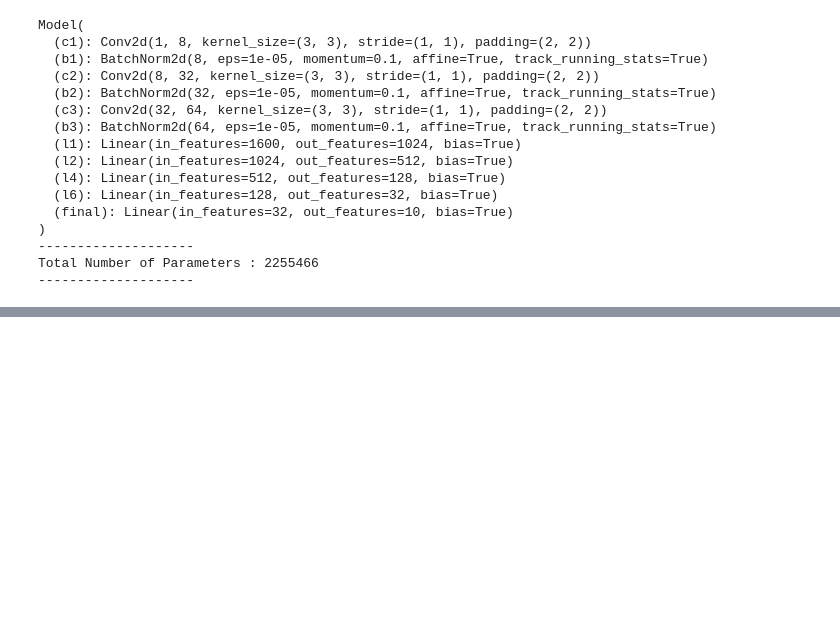
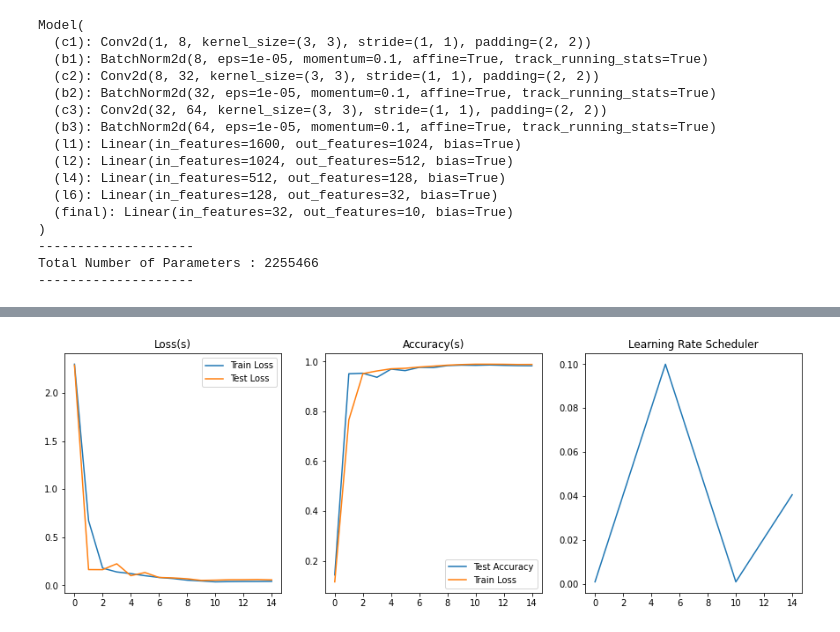
Before and after one commit to abhijitdarekar/MINST-Digit-Recognizer, a Jupyter notebook: notebooks/model_training.ipynb, the cells around one changed output, grey strips where cells are left out. Cells and saved outputs as stored; diff of their text form; code cells hidden in the pictures; blank space fills up the shorter version.

```diff
--- a/notebooks/model_training.ipynb
+++ b/notebooks/model_training.ipynb
@@ -330,0 +380,28 @@ Terminating Model training, as there is no change in Loss.....
+# %%
+from torch.optim.lr_scheduler import CyclicLR
+
+epochs = 150
+train_losses, valid_losses,valid_accuracy, train_accuracy = [],[],[],[]
+early_stopping = EarlyStopper(patience=5)
+scheduler = CyclicLR(optimizer, base_lr=0.001, max_lr=0.1,step_size_up=5,mode="triangular2")
+lr_change = []
+
+
+for e in range(epochs):
+    train_loss, train_acc = train_per_epoch(train_loader,model,optimizer)
+    acc,valid_loss = test_per_epoch(valid_loader,model)
+    train_losses.append(train_loss/len(train_loader))
+    valid_losses.append(valid_loss/len(valid_loader))
+    valid_accuracy.append(acc/len(valid_loader))
+    train_accuracy.append(train_acc/len(train_loader))
+    lr_change.append(optimizer.param_groups[0]['lr'])
+    scheduler.step()
+
+    print(f"Epoch:{e+1:3} | Training Loss {train_loss/len(train_loader):.5f}  | Test Loss {valid_loss/len(valid_loader):.5f} | ",
+            f"Train Accuracy {train_acc/len(train_loader):.5f} | Test Accuracy {acc/len(valid_loader):.5f} | ",
+            f"Learning Rate : {optimizer.param_groups[0]['lr']:.5f}")
+
+    if early_stopping(valid_loss):
+        print("Terminating Model training, as there is no change in Loss.....")
+        torch.save(model.state_dict(), os.path.join('notebooks',"LR_Model_Parameters.pt"))
+        break
@@ -330,0 +426,15 @@ Terminating Model training, as there is no change in Loss.....
+# %%
+fig, axs = plt.subplots(1,3,figsize = (15,5))
+axs[0].plot(train_losses)#,len(train_losses))
+axs[0].set_title('Loss(s)')
+axs[0].plot(valid_losses)
+axs[0].legend(['Train Loss','Test Loss'])
+axs[1].set_title("Accuracy(s)")
+axs[1].plot(valid_accuracy)
+axs[1].plot(train_accuracy)
+axs[1].legend(['Test Accuracy','Train Loss'])
+axs[2].plot(lr_change)
+axs[2].set_title("Learning Rate Scheduler")
+plt.show()
+# %% [output]
+[figure, added]
```
Also changed, not shown: parts of 12 cells of this notebook, 2 other files.
